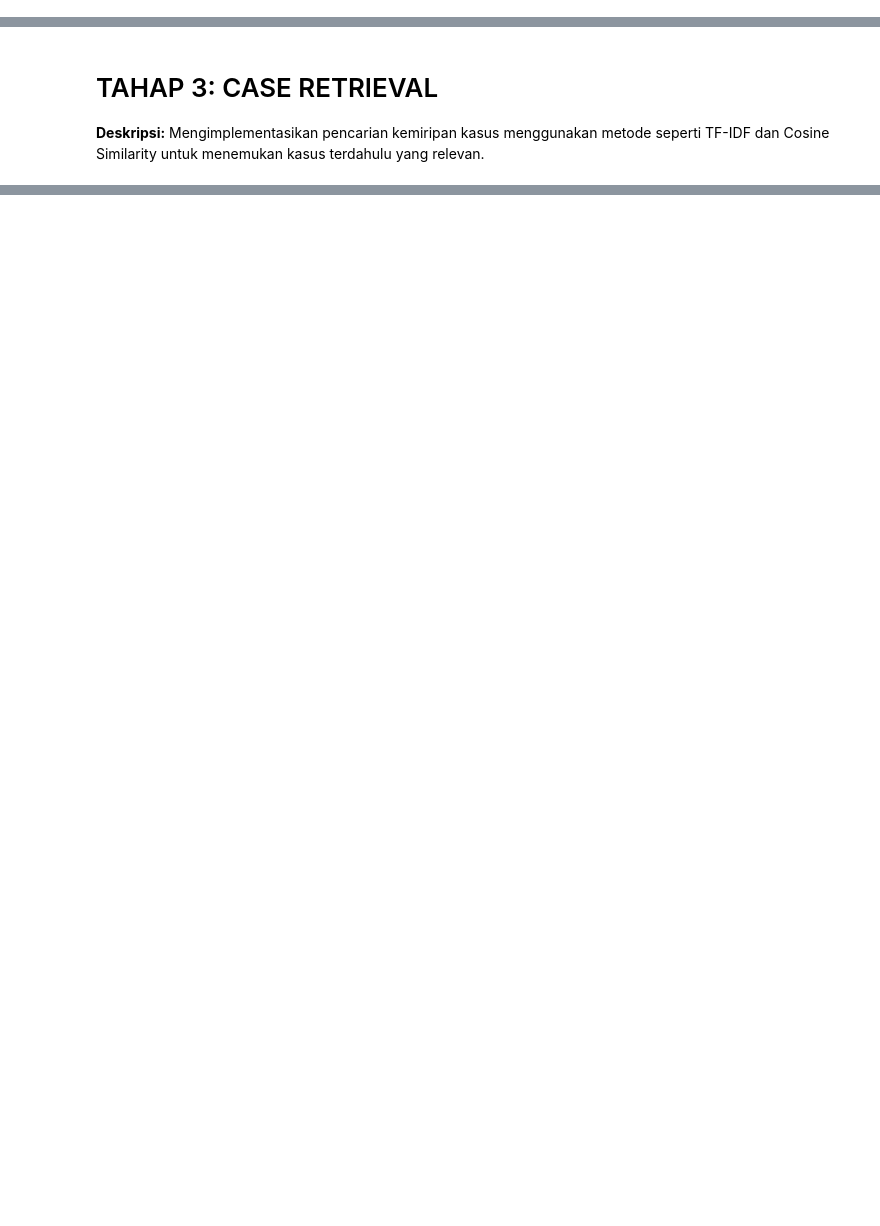
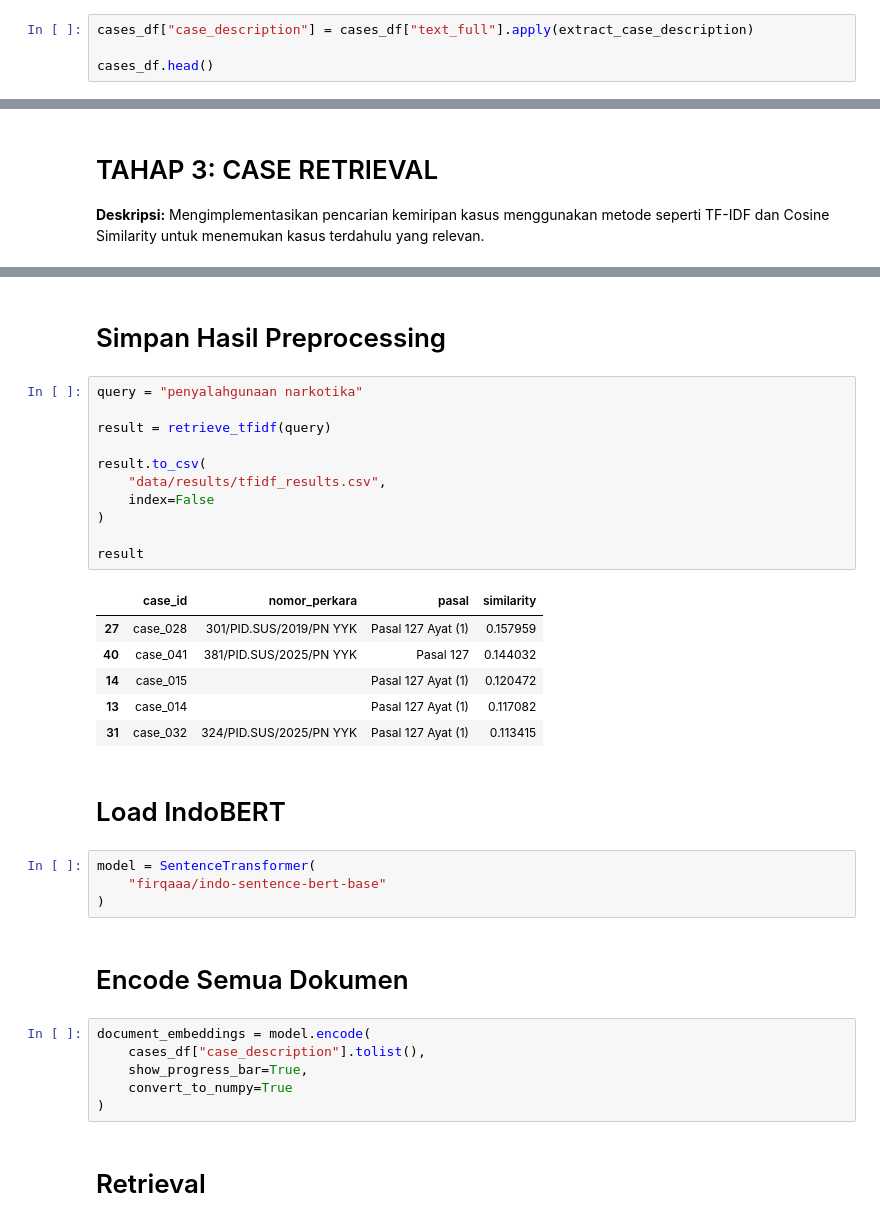
Before and after one commit to didan-ui/Case-Based-Reasoning, a Jupyter notebook: Notebooks/Case_Based_Reasoning.ipynb, the cells around one changed output, grey strips where cells are left out. Saved outputs shown, nothing was run; the diff lists cells and outputs as text; blank space fills up the shorter version.

```diff
--- a/Notebooks/Case_Based_Reasoning.ipynb
+++ b/Notebooks/Case_Based_Reasoning.ipynb
@@ -499,0 +299,4 @@ dtype: int64
+# %%
+cases_df["case_description"] = cases_df["text_full"].apply(extract_case_description)
+
+cases_df.head()
@@ -738,0 +453,36 @@ File README.md berhasil dibuat di direktori root.
+# %% [markdown]
+# Simpan Hasil Preprocessing
+# %%
+query = "penyalahgunaan narkotika"
+
+result = retrieve_tfidf(query)
+
+result.to_csv(
+    "data/results/tfidf_results.csv",
+    index=False
+)
+
+result
+# %% [output]
+|  | case_id | nomor_perkara | pasal | similarity |
+| 27 | case_028 | 301/PID.SUS/2019/PN YYK | Pasal 127 Ayat (1) | 0.157959 |
+| 40 | case_041 | 381/PID.SUS/2025/PN YYK | Pasal 127 | 0.144032 |
+| 14 | case_015 |  | Pasal 127 Ayat (1) | 0.120472 |
+| 13 | case_014 |  | Pasal 127 Ayat (1) | 0.117082 |
+| 31 | case_032 | 324/PID.SUS/2025/PN YYK | Pasal 127 Ayat (1) | 0.113415 |
+# %% [markdown]
+# Load IndoBERT
+# %%
+model = SentenceTransformer(
+    "firqaaa/indo-sentence-bert-base"
+)
+# %% [markdown]
+# Encode Semua Dokumen
+# %%
+document_embeddings = model.encode(
+    cases_df["case_description"].tolist(),
+    show_progress_bar=True,
+    convert_to_numpy=True
+)
+# %% [markdown]
+# Retrieval
```
Also changed, not shown: parts of 93 cells of this notebook.
